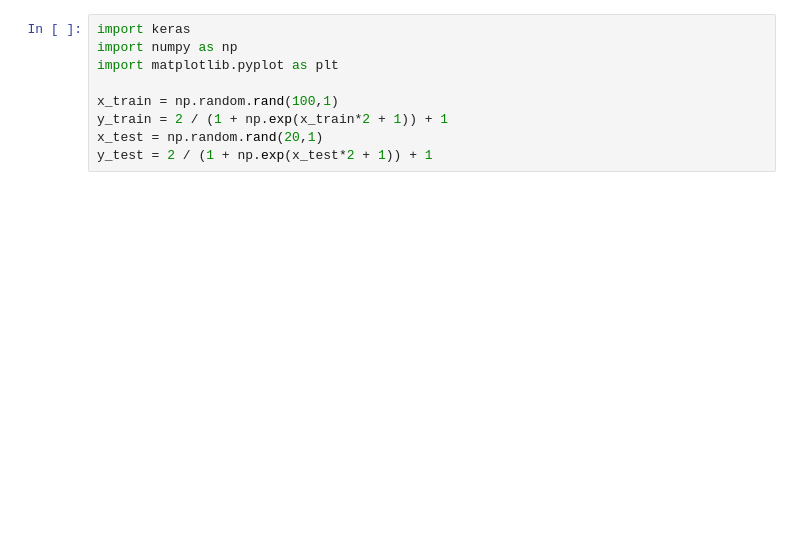
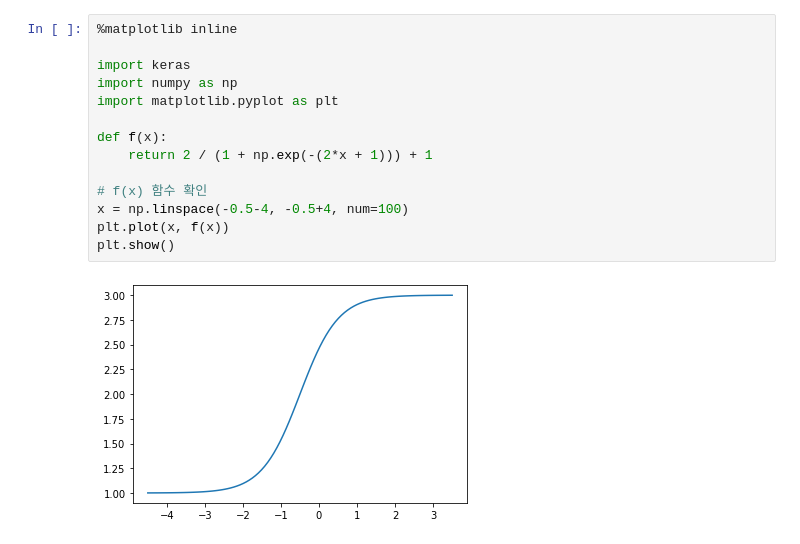
Before and after one commit to sungalex/computer-vision, a Jupyter notebook: keras/06 activation 1.ipynb, the cells around one changed output. Cells and saved outputs as stored; diff of their text form; blank space fills up the shorter version.

```diff
--- a/keras/06 activation 1.ipynb
+++ b/keras/06 activation 1.ipynb
@@ -6,9 +16,16 @@ $y = \frac{2}{1+e^{2x+1}} + 1$
-# %%
-import keras
-import numpy as np
-import matplotlib.pyplot as plt
-
-x_train = np.random.rand(100,1)
-y_train = 2 / (1 + np.exp(x_train*2 + 1)) + 1
-x_test = np.random.rand(20,1)
-y_test = 2 / (1 + np.exp(x_test*2 + 1)) + 1
+# %%
+%matplotlib inline
+
+import keras
+import numpy as np
+import matplotlib.pyplot as plt
+
+def f(x):
+    return 2 / (1 + np.exp(-(2*x + 1))) + 1
+
+# f(x) 함수 확인
+x = np.linspace(-0.5-4, -0.5+4, num=100)
+plt.plot(x, f(x))
+plt.show()
+# %% [output]
+[figure, added]
```
Also changed, not shown: parts of 8 cells of this notebook.
